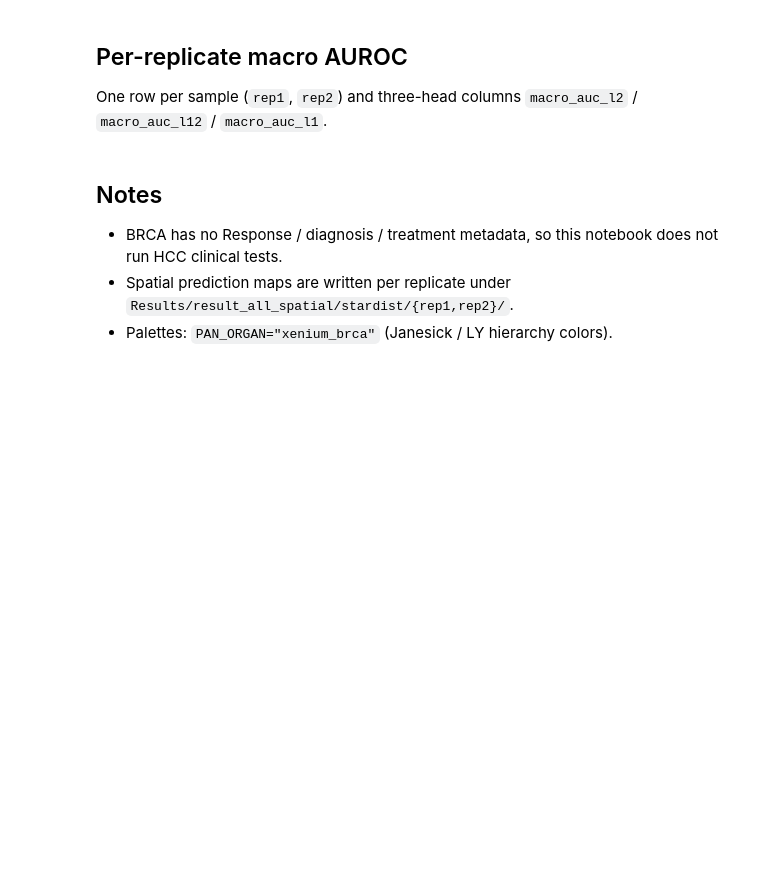
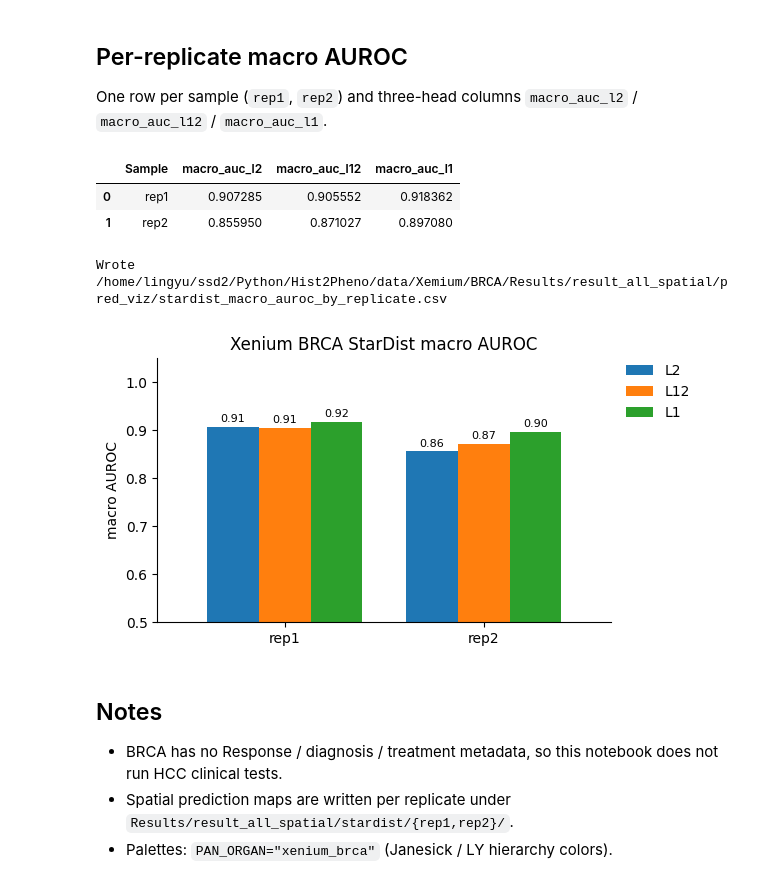
Before and after one commit to LingyuLi-math/Hist2Pheno, a Jupyter notebook: code/Xenium_brca/Pred_statistic_visual_brca_all.ipynb, the cells around one changed output. Saved outputs shown, nothing was run; the diff lists cells and outputs as text; code cells hidden in the pictures; blank space fills up the shorter version.

Commit message:
update Xenium_brca anno and notebook

```diff
--- a/code/Xenium_brca/Pred_statistic_visual_brca_all.ipynb
+++ b/code/Xenium_brca/Pred_statistic_visual_brca_all.ipynb
@@ -87,28 +128,52 @@ One row per sample (`rep1`, `rep2`) and three-head columns `macro_auc_l2` / `mac
 # %%
 auroc_tbl = build_stardist_sample_macro_auroc_table(
     filtered_root,
     tiers=TIERS,
     layout="pooled_stardist",
 )
 out_csv = OUT_DIR / "stardist_macro_auroc_by_replicate.csv"
 if len(auroc_tbl):
     auroc_tbl.to_csv(out_csv, index=False)
     display(auroc_tbl)
     print("Wrote", out_csv)
 
     plot_df = auroc_tbl.set_index("Sample")
     cols = [c for c in plot_df.columns if c.startswith("macro_auc_")]
-    ax = plot_df[cols].plot(kind="bar", figsize=(5, 3), rot=0)
+    # Shorter legend labels: macro_auc_l2 → L2, etc.
+    rename = {c: c.replace("macro_auc_", "").upper() for c in cols}
+    ax = plot_df[cols].rename(columns=rename).plot(
+        kind="bar", figsize=(6.2, 3.4), rot=0, width=0.78
+    )
     ax.set_ylabel("macro AUROC")
-    ax.set_ylim(0.5, 1.0)
-    ax.legend(frameon=False)
+    ax.set_xlabel("")
+    ax.set_ylim(0.5, 1.05)
     ax.set_title("Xenium BRCA StarDist macro AUROC")
+    ax.spines["top"].set_visible(False)
+    ax.spines["right"].set_visible(False)
+    for container in ax.containers:
+        ax.bar_label(container, fmt="%.2f", padding=2, fontsize=8)
+    ax.legend(
+        title=None,
+        frameon=False,
+        loc="upper left",
+        bbox_to_anchor=(1.02, 1.0),
+        borderaxespad=0.0,
+    )
     fig = ax.get_figure()
     fig.tight_layout()
-    fig.savefig(OUT_DIR / "stardist_macro_auroc_by_replicate.pdf")
+    fig.savefig(
+        OUT_DIR / "stardist_macro_auroc_by_replicate.pdf",
+        bbox_inches="tight",
+    )
     plt.show()
 else:
     print("No AUROC CSVs yet. Run the cross-dataset CLI / all notebook first.")
+# %% [output]
+|  | Sample | macro_auc_l2 | macro_auc_l12 | macro_auc_l1 |
+| 0 | rep1 | 0.907285 | 0.905552 | 0.918362 |
+| 1 | rep2 | 0.855950 | 0.871027 | 0.897080 |
+Wrote /home/lingyu/ssd2/Python/Hist2Pheno/data/Xemium/BRCA/Results/result_all_spatial/pred_viz/stardist_macro_auroc_by_replicate.csv
+[figure, added]
 # %% [markdown]
 ## Notes
 
```
Also changed, not shown: parts of 2 cells of this notebook, 15 other files.
